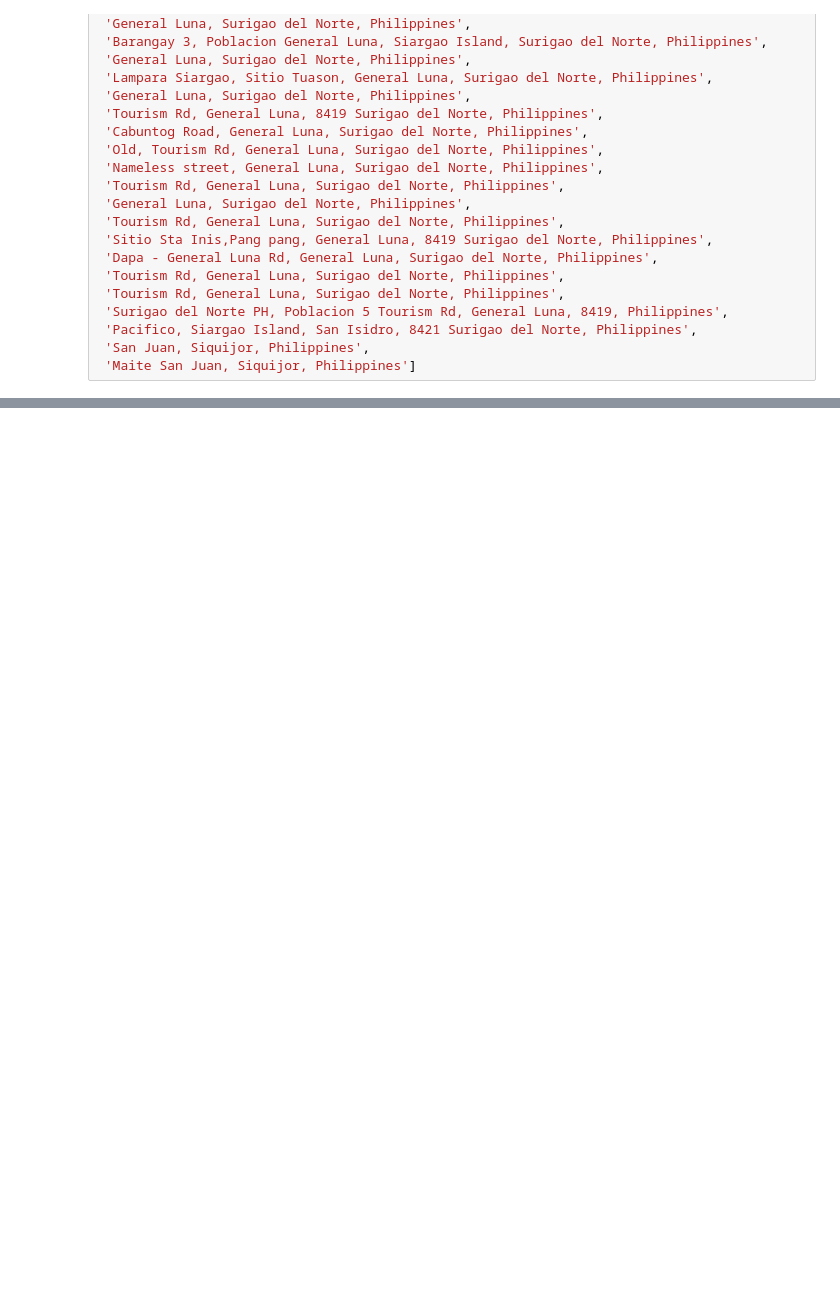
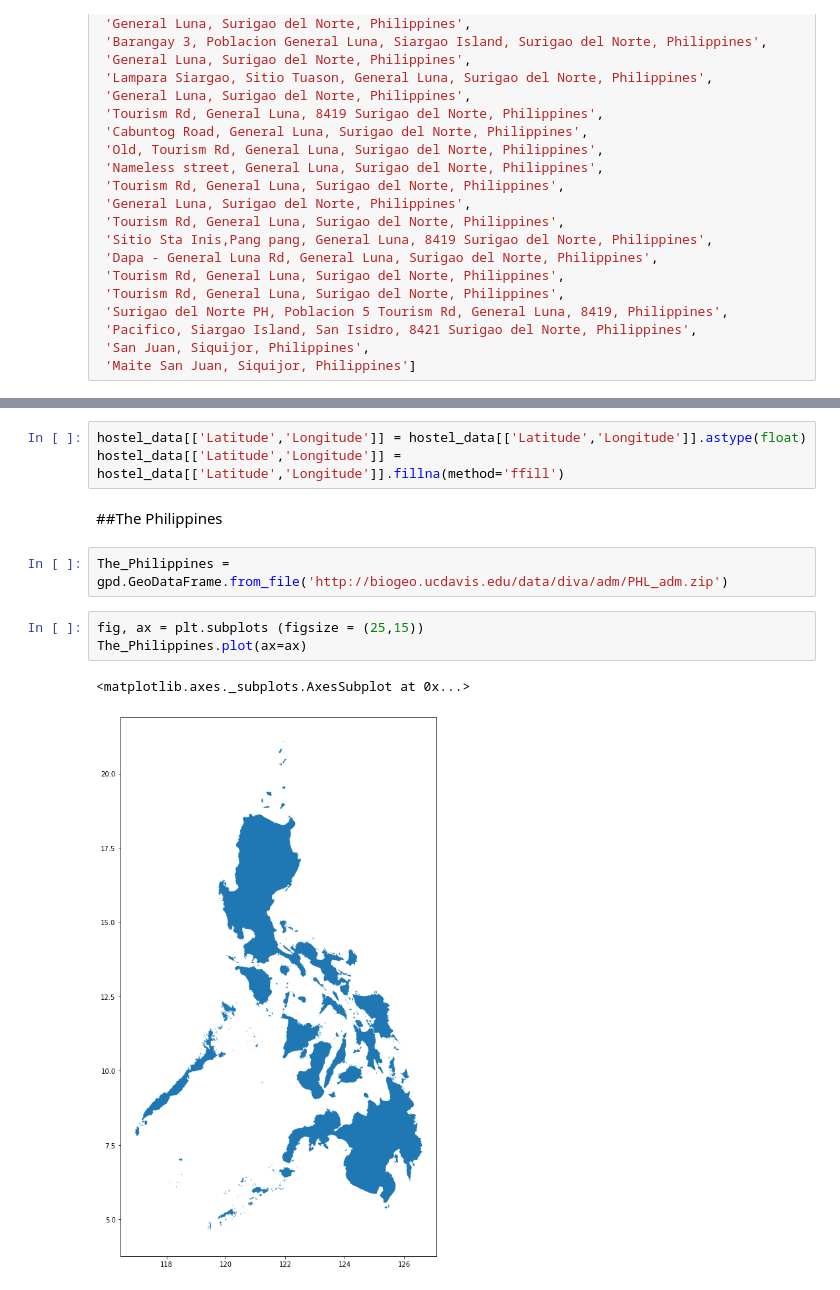
Before and after one commit to JefNtungila/Hostels-in-SEA, a Jupyter notebook: Hostels_in_the_Philippines.ipynb, the cells around one changed output, grey strips where cells are left out. Drawn from its saved outputs; the diff is of its cells as text; blank space fills up the shorter version.

```diff
--- a/Hostels_in_the_Philippines.ipynb
+++ b/Hostels_in_the_Philippines.ipynb
@@ -680,0 +1273,13 @@ addresses = ['N. Bacalso highway, Boljoon, 6024 Cebu, Philippines',
+# %%
+hostel_data[['Latitude','Longitude']] = hostel_data[['Latitude','Longitude']].astype(float)
+hostel_data[['Latitude','Longitude']] = hostel_data[['Latitude','Longitude']].fillna(method='ffill')
+# %% [markdown]
+##The Philippines
+# %%
+The_Philippines = gpd.GeoDataFrame.from_file('http://biogeo.ucdavis.edu/data/diva/adm/PHL_adm.zip')
+# %%
+fig, ax = plt.subplots (figsize = (25,15))
+The_Philippines.plot(ax=ax)
+# %% [output]
+<matplotlib.axes._subplots.AxesSubplot at 0x...>
+[figure, added]
```
Also changed, not shown: parts of 20 cells of this notebook.
